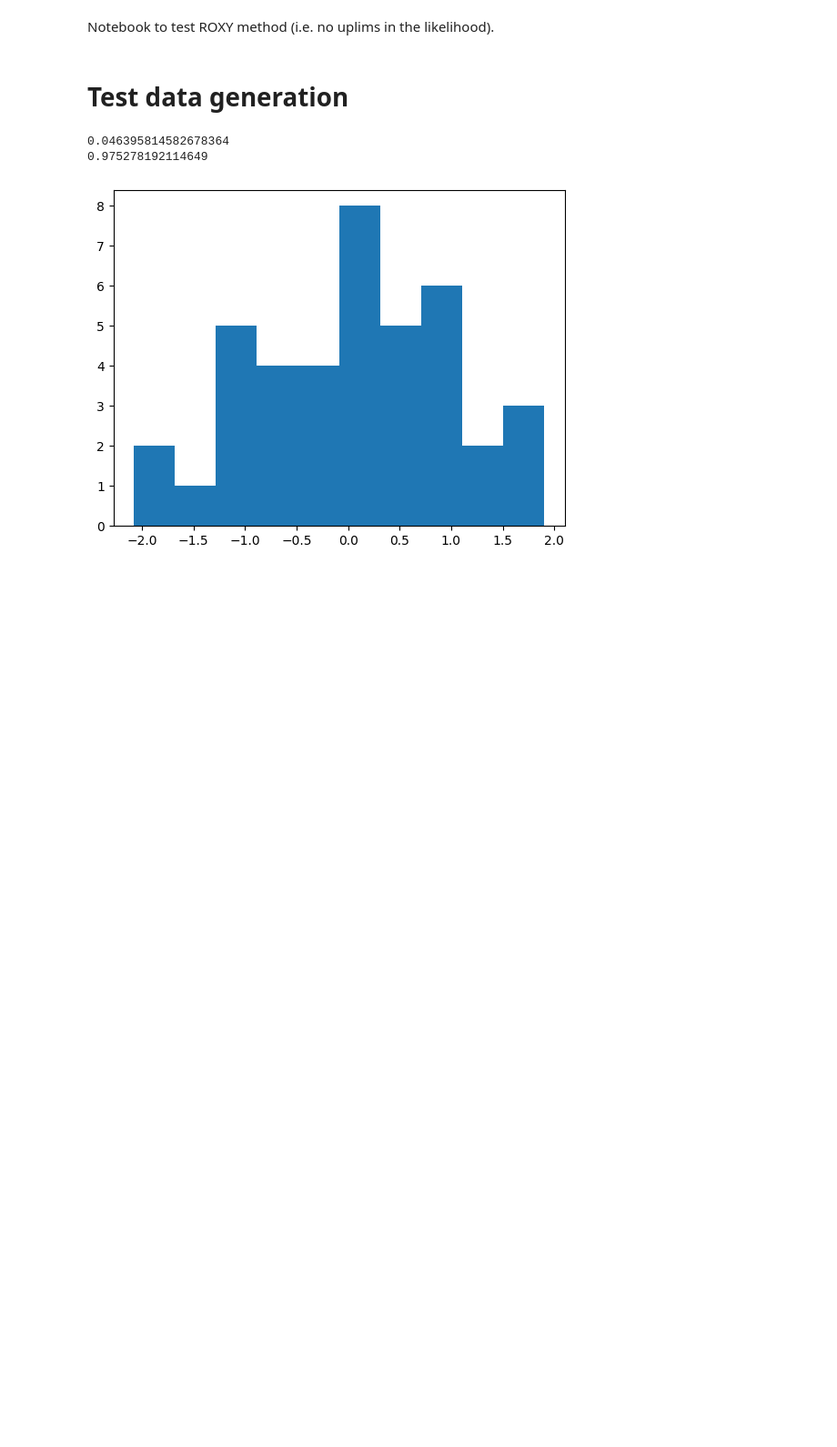
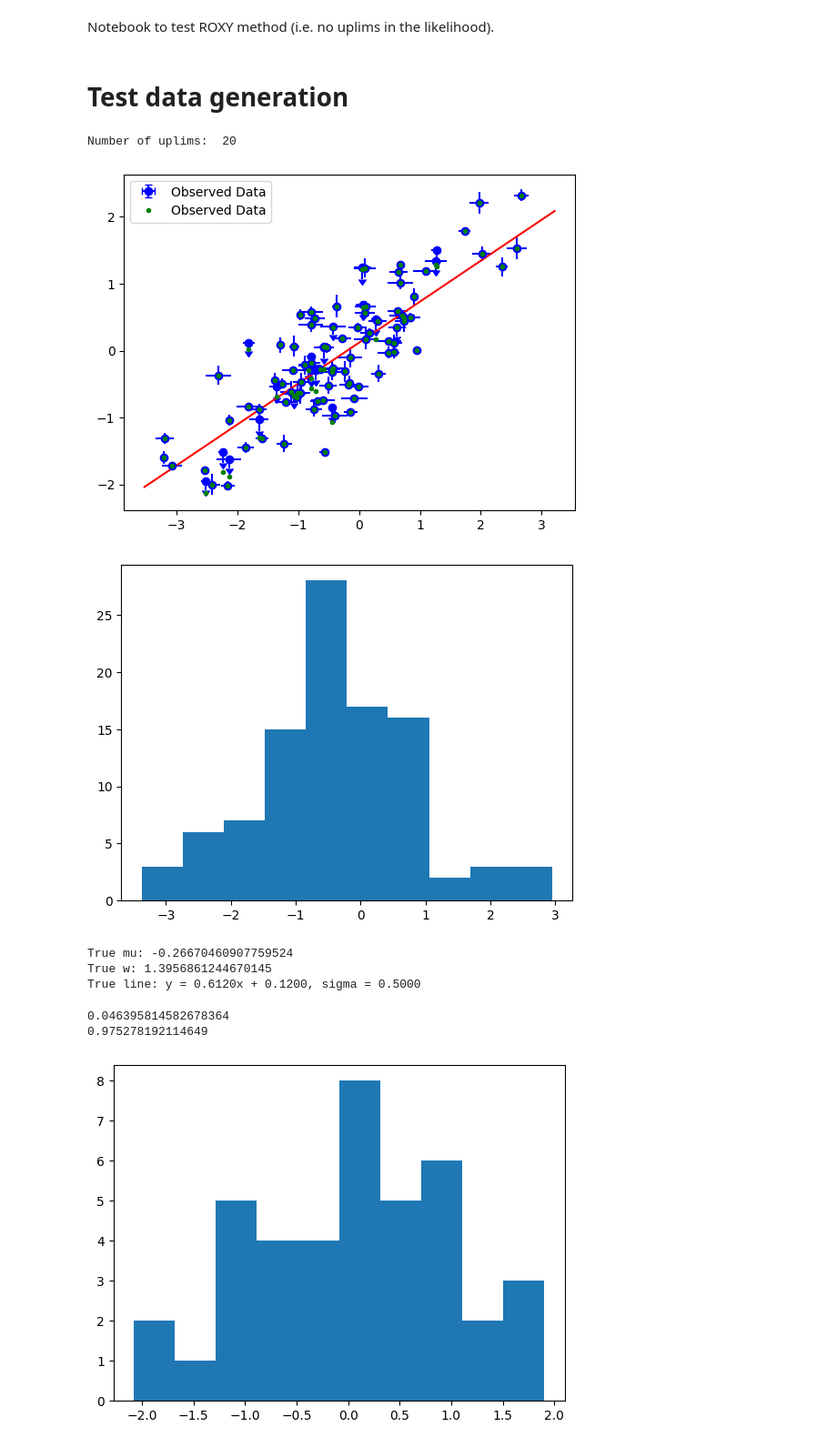
Before and after one commit to JustineCrook/Linear_regression, a Jupyter notebook: 1_1_roxy_method_test.ipynb, the cells around one changed output. Shown at 91% size. Cells and saved outputs as stored; diff of their text form; code cells hidden in the pictures; blank space fills up the shorter version.

Commit message:
Small changes and added tests

```diff
--- a/1_1_roxy_method_test.ipynb
+++ b/1_1_roxy_method_test.ipynb
@@ -5,6 +5,16 @@ from utilities_single_reg_no_uplims import *
 from utilities_general import *
 # %% [markdown]
 # Test data generation
+# %%
+# Get the test data
+xdet, ydet, xdet_err, ydet_err, xuplim, yuplim, xuplim_err, yuplim_err, true_params  = gen_synthetic_data(nx=100, seed=0, plot=True)
+# %% [output]
+Number of uplims:  20
+[figure, added]
+[figure, added]
+True mu: -0.26670460907759524
+True w: 1.3956861244670145
+True line: y = 0.6120x + 0.1200, sigma = 0.5000
 # %%
 # Get the test data
 xdet, ydet, xdet_err, ydet_err, xuplim, yuplim, xuplim_err, yuplim_err, true_params  = gen_synthetic_data_old(nx=100, nuplims=60, seed=0, plot=True)
```
Also changed, not shown: parts of 6 cells of this notebook, 4 other files.
